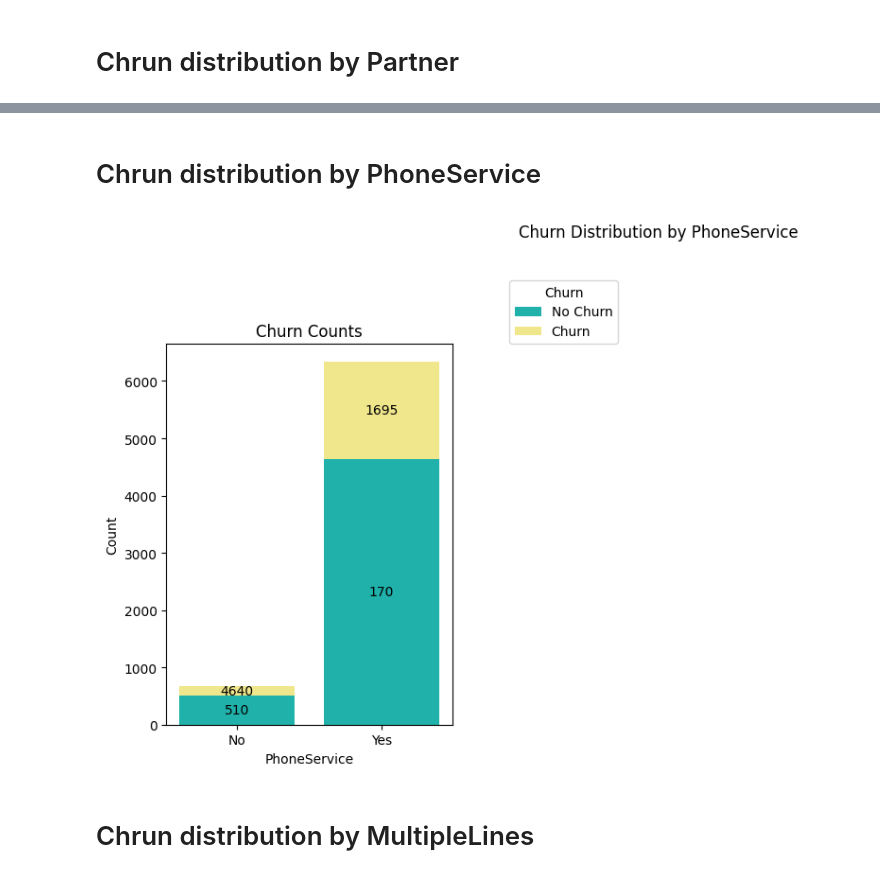
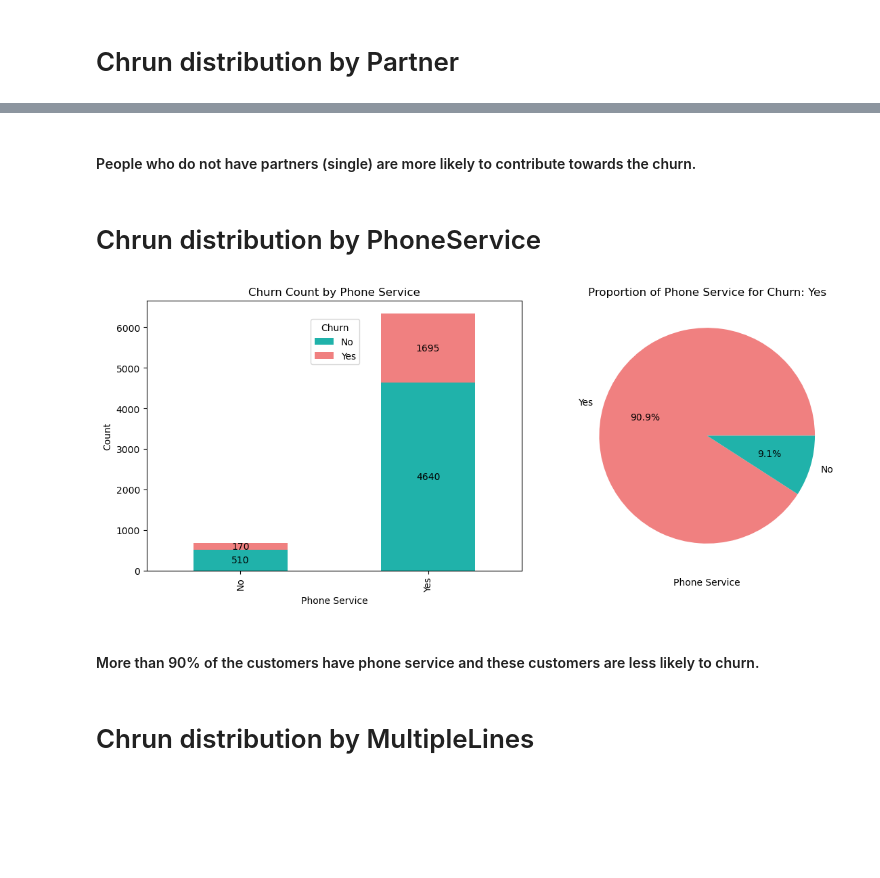
Before and after one commit to ThankiJay/Customer-Churn-Prediction, a Jupyter notebook: notebook/EDA.ipynb, the cells around one changed output, grey strips where cells are left out. Saved outputs shown, nothing was run; the diff lists cells and outputs as text; code cells hidden in the pictures; blank space fills up the shorter version.

```diff
--- a/notebook/EDA.ipynb
+++ b/notebook/EDA.ipynb
@@ -183,9 +224,42 @@ plot_dist('Dependents',data)
+# %% [markdown]
+#### People who do not have partners (single) are more likely to contribute towards the churn.
 # %% [markdown]
 # Chrun distribution by PhoneService
 # %%
-plot_dist('PhoneService',data)
+column = 'PhoneService'
+alias = 'Phone Service'
+plot_data = {alias: data[column].map({0: 'No', 1: 'Yes'}),
+             'Churn': data['Churn'].map({0: 'No', 1: 'Yes'})}
+plot_df = pd.DataFrame(plot_data)
+fig, axes = plt.subplots(1, 2, figsize=(12, 5))
+
+# Stacked Bar Graph
+ct = pd.crosstab(plot_df[alias], plot_df['Churn'])
+ax = ct.plot(kind='bar', stacked=True, color=['lightseagreen', 'lightcoral'], ax=axes[0])
+ax.set_title('Churn Count by ' + alias)
+ax.set_xlabel(alias)
+ax.set_ylabel('Count')
+ax.legend(title='Churn', loc='upper right', bbox_to_anchor=(0.58, 0.95))
+# Add counts inside the bars
+for p in ax.patches:
+    width, height = p.get_width(), p.get_height()
+    x, y = p.get_xy()
+    ax.text(x + width / 2, y + height / 2, f'{int(height)}', ha='center', va='center', fontsize=10, color='black')
+
+# Pie Chart
+churn_1_data = plot_df[plot_df['Churn'] == 'Yes']
+churn_1_data[alias].value_counts().plot.pie(autopct='%1.1f%%', colors=['lightcoral', 'lightseagreen'], ax=axes[1])
+axes[1].set_title('Proportion of ' +alias+ ' for Churn: Yes')
+axes[1].set_xlabel(alias)
+axes[1].set_ylabel('')
+
+# Plotting
+plt.tight_layout()
+plt.show()
 # %% [output]
-[figure, old version]
+[figure, new version]
+# %% [markdown]
+#### More than 90% of the customers have phone service and these customers are less likely to churn.
 # %% [markdown]
 # Chrun distribution by MultipleLines
 # %%
```
Also changed, not shown: parts of 46 cells of this notebook.
